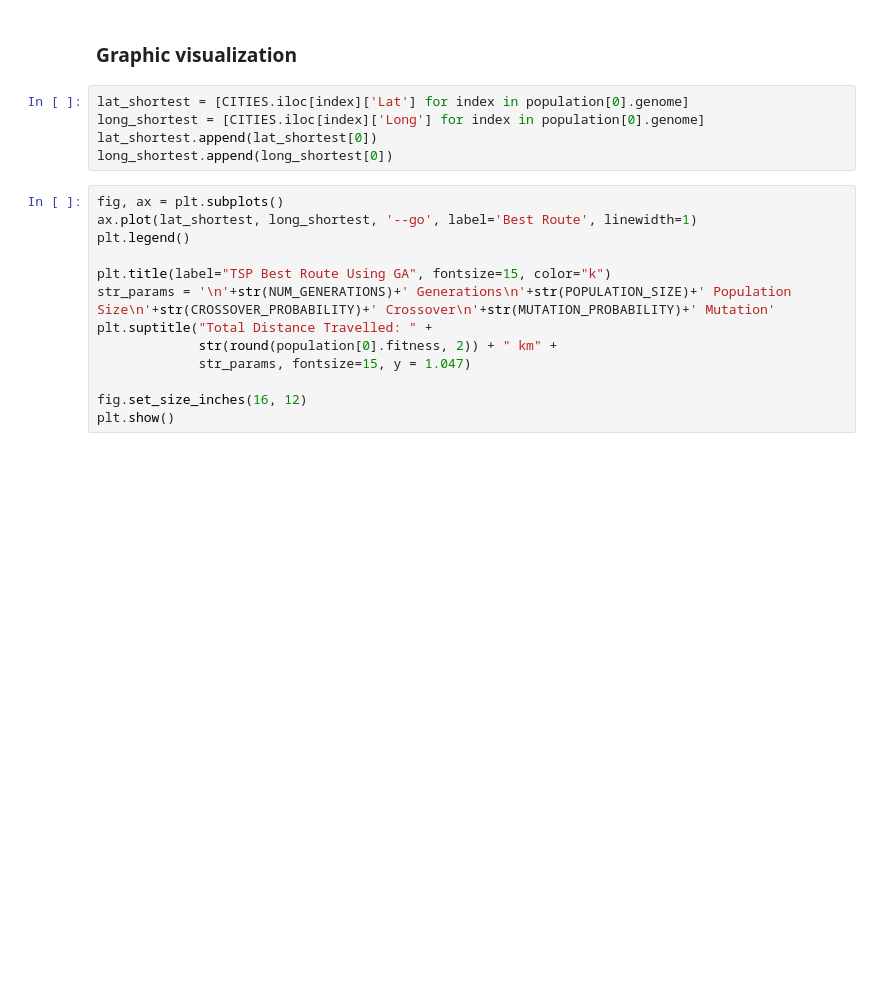
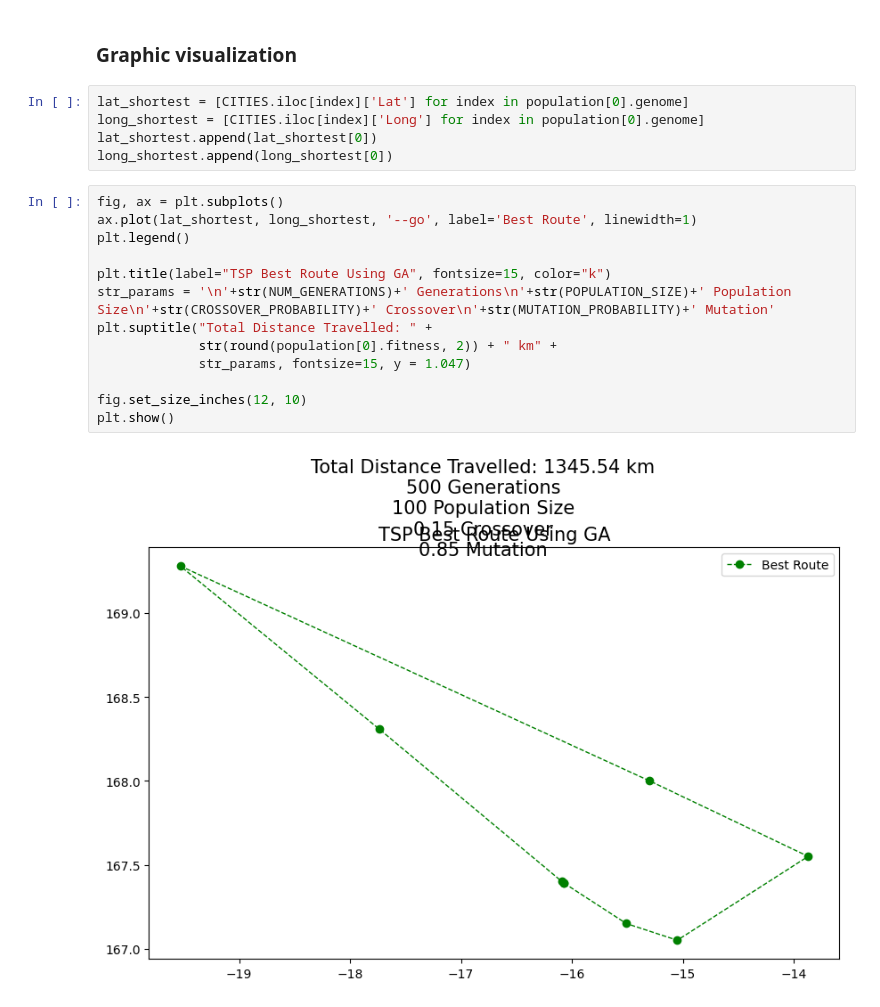
Before and after one commit to AgneseRe/CI2024_lab2, a Jupyter notebook: tsp.ipynb, the cells around one changed output. Cells and saved outputs as stored; diff of their text form; blank space fills up the shorter version.

Commit message:
code: changed figure inches size

```diff
--- a/tsp.ipynb
+++ b/tsp.ipynb
@@ -214,13 +229,15 @@ long_shortest.append(long_shortest[0])
 # %%
 fig, ax = plt.subplots()
 ax.plot(lat_shortest, long_shortest, '--go', label='Best Route', linewidth=1)
 plt.legend()
 
 plt.title(label="TSP Best Route Using GA", fontsize=15, color="k")
 str_params = '\n'+str(NUM_GENERATIONS)+' Generations\n'+str(POPULATION_SIZE)+' Population Size\n'+str(CROSSOVER_PROBABILITY)+' Crossover\n'+str(MUTATION_PROBABILITY)+' Mutation'
 plt.suptitle("Total Distance Travelled: " +
              str(round(population[0].fitness, 2)) + " km" +
              str_params, fontsize=15, y = 1.047)
 
-fig.set_size_inches(16, 12)
+fig.set_size_inches(12, 10)
 plt.show()
+# %% [output]
+[figure, added]
```
Also changed, not shown: parts of 4 cells of this notebook.
